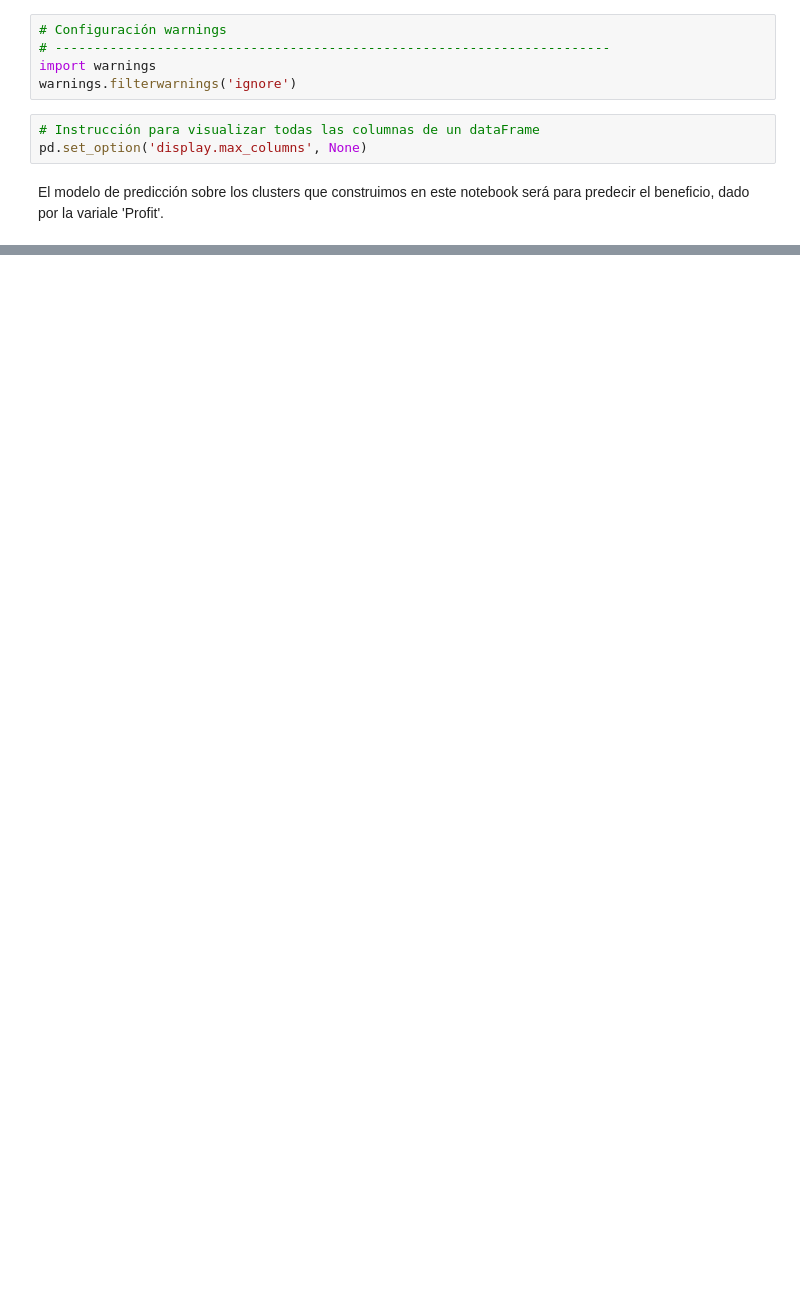
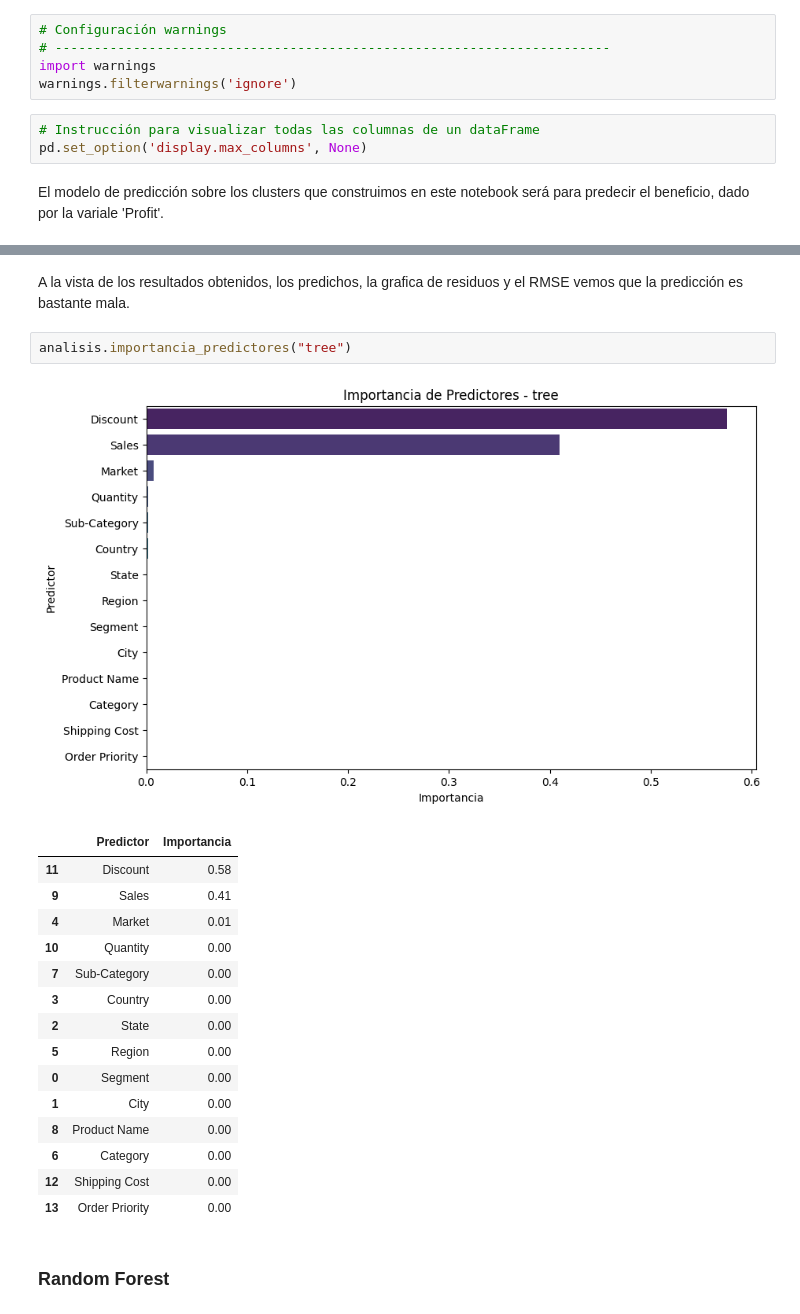
Before and after one commit to Rcm89/Proyecto9-Clustering, a Jupyter notebook: 2-modelo.ipynb, the cells around one changed output, grey strips where cells are left out. Saved outputs shown, nothing was run; the diff lists cells and outputs as text; blank space fills up the shorter version.

```diff
--- a/2-modelo.ipynb
+++ b/2-modelo.ipynb
@@ -33,0 +138,23 @@ El modelo de predicción sobre los clusters que construimos en este notebook ser
+# %% [markdown]
+A la vista de los resultados obtenidos, los predichos, la grafica de residuos y el RMSE vemos que la predicción es bastante mala.
+# %%
+analisis.importancia_predictores("tree")
+# %% [output]
+[figure, added]
+|  | Predictor | Importancia |
+| 11 | Discount | 0.58 |
+| 9 | Sales | 0.41 |
+| 4 | Market | 0.01 |
+| 10 | Quantity | 0.00 |
+| 7 | Sub-Category | 0.00 |
+| 3 | Country | 0.00 |
+| 2 | State | 0.00 |
+| 5 | Region | 0.00 |
+| 0 | Segment | 0.00 |
+| 1 | City | 0.00 |
+| 8 | Product Name | 0.00 |
+| 6 | Category | 0.00 |
+| 12 | Shipping Cost | 0.00 |
+| 13 | Order Priority | 0.00 |
+# %% [markdown]
+### Random Forest
```
Also changed, not shown: parts of 32 cells of this notebook, 2 other files.
